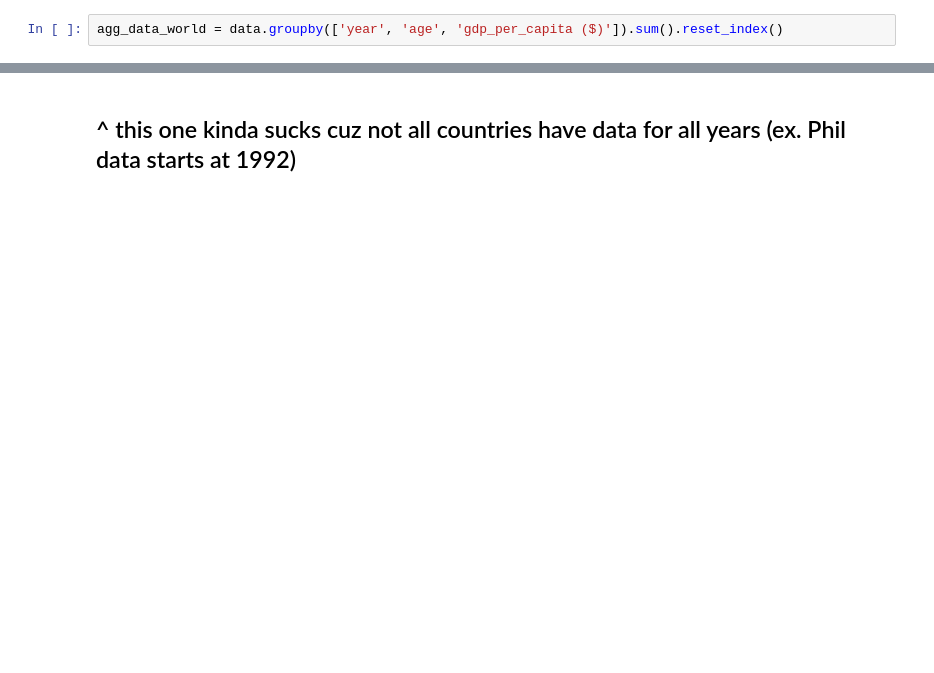
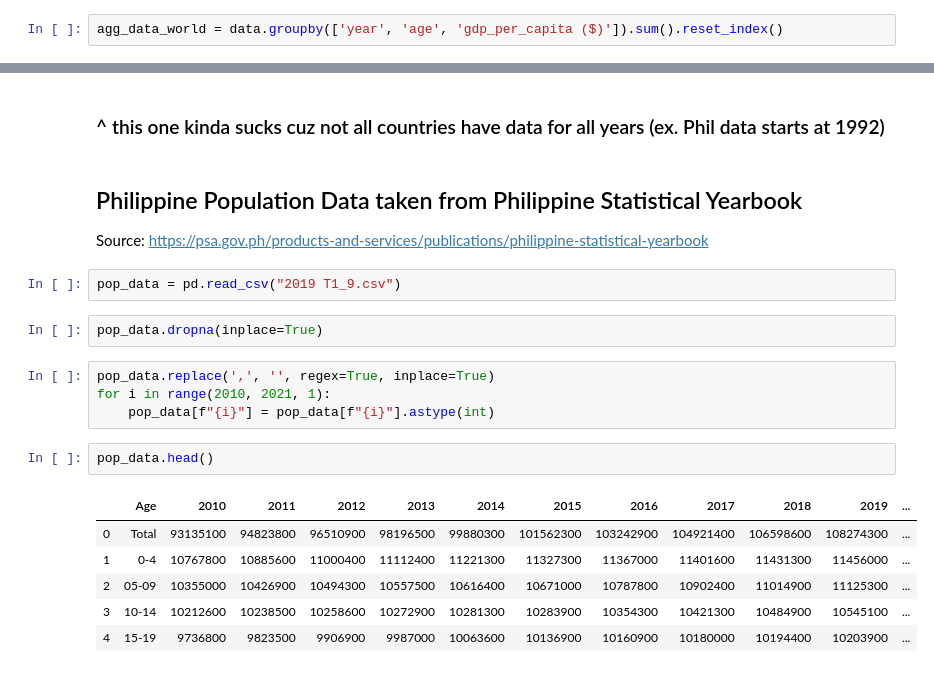
Before and after one commit to TresYap/suicide_rates, a Jupyter notebook: philippines_suicides_plotly.ipynb, the cells around one changed output, grey strips where cells are left out. Cells and saved outputs as stored; diff of their text form; blank space fills up the shorter version.

```diff
--- a/eda.ipynb
+++ b/philippines_suicides_plotly.ipynb
@@ -150,4 +143,24 @@ fig.show()
 # %% [output]
 [interactive output not drawn]
 # %% [markdown]
-## ^ this one kinda sucks cuz not all countries have data for all years (ex. Phil data starts at 1992)
+### ^ this one kinda sucks cuz not all countries have data for all years (ex. Phil data starts at 1992)
+# %% [markdown]
+## Philippine Population Data taken from Philippine Statistical Yearbook
+Source: https://psa.gov.ph/products-and-services/publications/philippine-statistical-yearbook
+# %%
+pop_data = pd.read_csv("2019 T1_9.csv")
+# %%
+pop_data.dropna(inplace=True)
+# %%
+pop_data.replace(',', '', regex=True, inplace=True)
+for i in range(2010, 2021, 1):
+    pop_data[f"{i}"] = pop_data[f"{i}"].astype(int)
+# %%
+pop_data.head()
+# %% [output]
+|  | Age | 2010 | 2011 | 2012 | 2013 | 2014 | 2015 | 2016 | 2017 | 2018 | 2019 | ... |
+| 0 | Total | 93135100 | 94823800 | 96510900 | 98196500 | 99880300 | 101562300 | 103242900 | 104921400 | 106598600 | 108274300 | ... |
+| 1 | 0-4 | 10767800 | 10885600 | 11000400 | 11112400 | 11221300 | 11327300 | 11367000 | 11401600 | 11431300 | 11456000 | ... |
+| 2 | 05-09 | 10355000 | 10426900 | 10494300 | 10557500 | 10616400 | 10671000 | 10787800 | 10902400 | 11014900 | 11125300 | ... |
+| 3 | 10-14 | 10212600 | 10238500 | 10258600 | 10272900 | 10281300 | 10283900 | 10354300 | 10421300 | 10484900 | 10545100 | ... |
+| 4 | 15-19 | 9736800 | 9823500 | 9906900 | 9987000 | 10063600 | 10136900 | 10160900 | 10180000 | 10194400 | 10203900 | ... |
```
Also changed, not shown: parts of 17 cells of this notebook, 1 other file.
